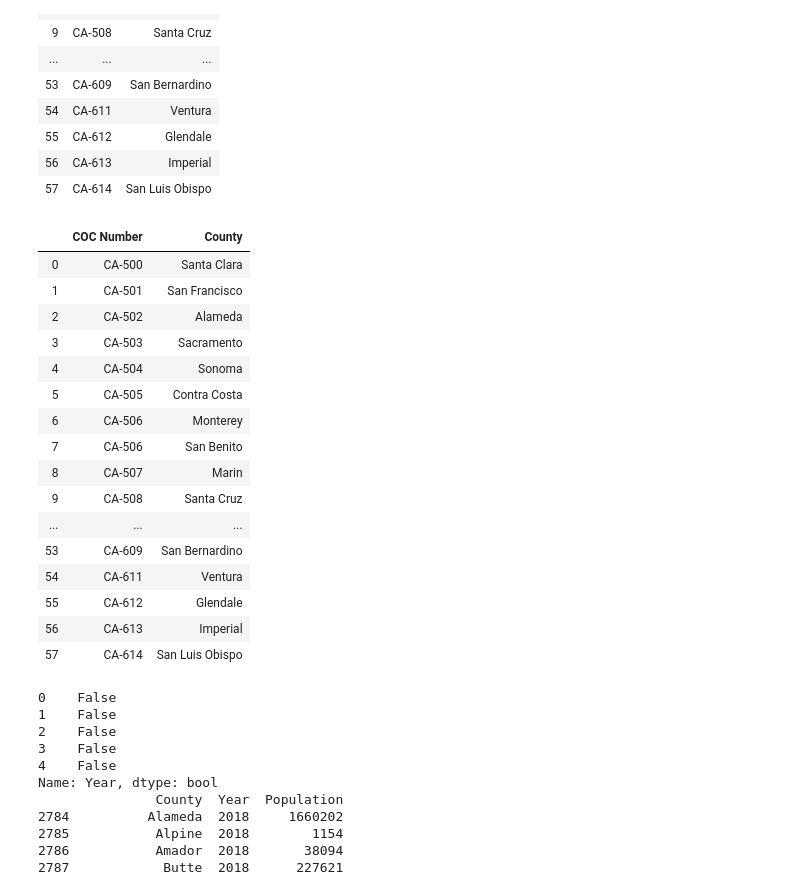
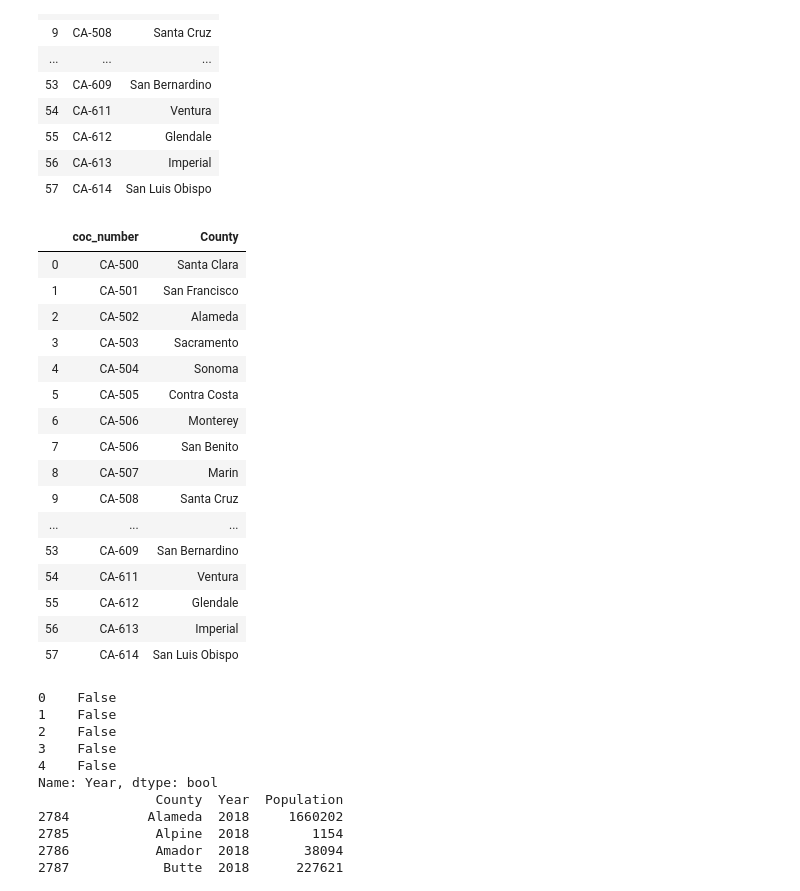
Before and after one commit to benitezal06/ETL-Project, a Jupyter notebook: County_Population.ipynb, the cells around one changed output. Saved outputs shown, nothing was run; the diff lists cells and outputs as text; code cells hidden in the pictures.

```diff
--- a/County_Population.ipynb
+++ b/County_Population.ipynb
@@ -54,11 +54,11 @@ coc_df
 | 57 | CA-614 | San Luis Obispo |
 # %%
 # Rename County and CoC Number Column Headers
-coc_df.rename(columns = {0:'COC Number'}, inplace = True)
+coc_df.rename(columns = {0:'coc_number'}, inplace = True)
 coc_df.rename(columns = {1:'County'}, inplace = True)
 coc_df
 # %% [output]
-|  | COC Number | County |
+|  | coc_number | County |
 | 0 | CA-500 | Santa Clara |
 | 1 | CA-501 | San Francisco |
 | 2 | CA-502 | Alameda |
```
Also changed, not shown: parts of 3 cells of this notebook, 2 other files.
